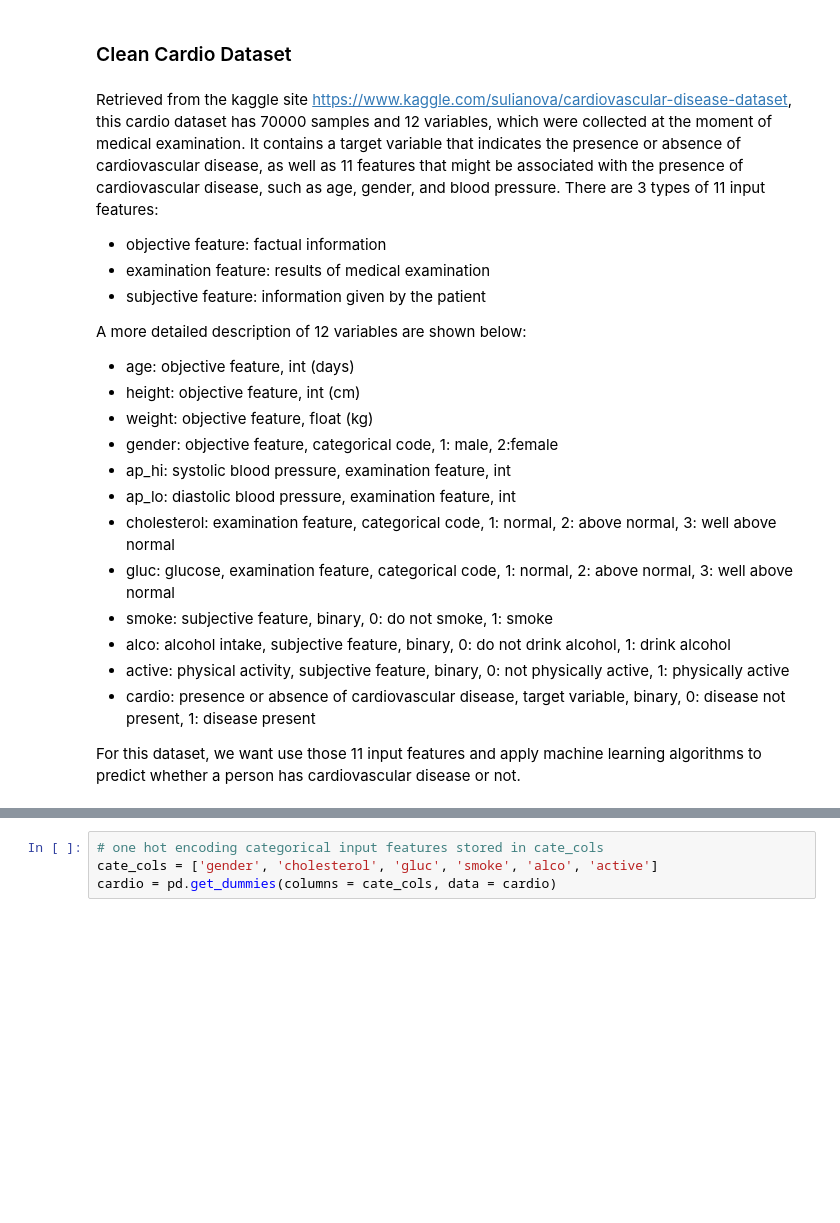
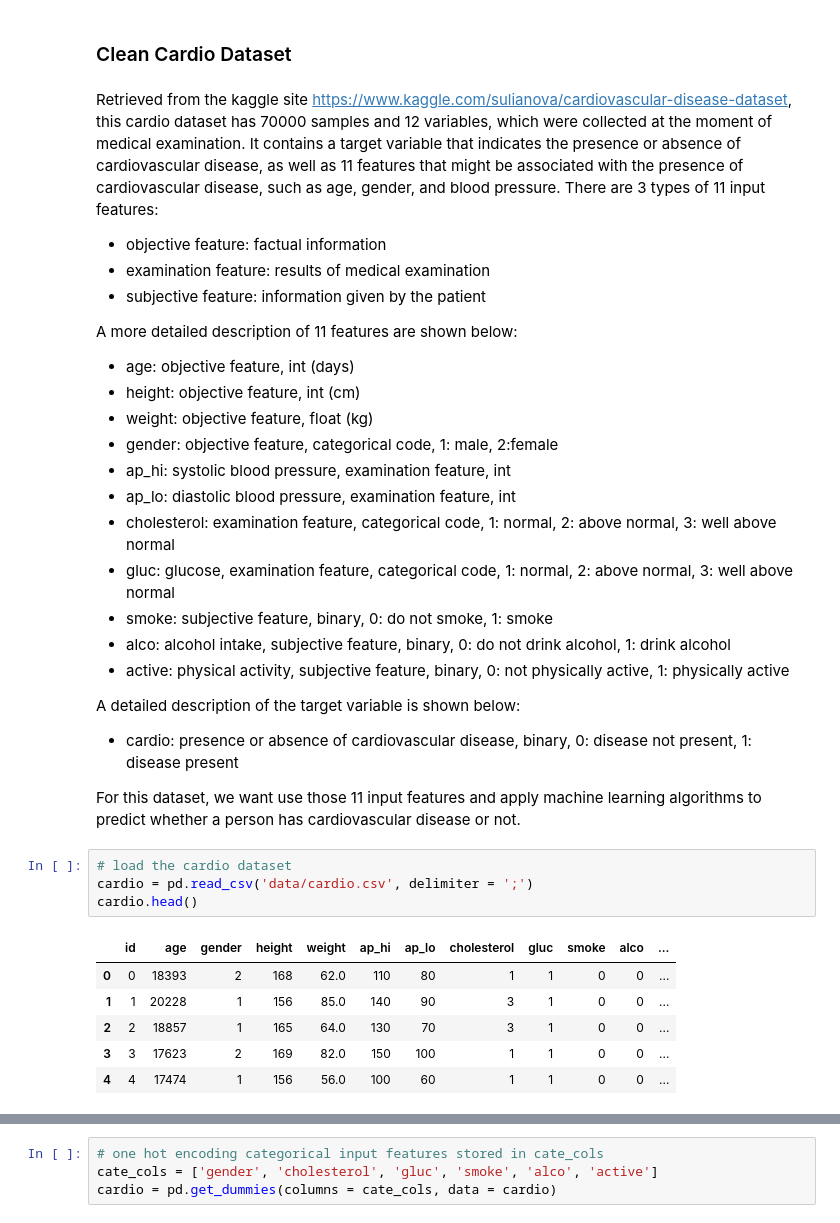
Before and after one commit to Yunchun/Supervised-ML-Comparisons, a Jupyter notebook: Duy.ipynb, the cells around one changed output, grey strips where cells are left out. Drawn from its saved outputs; the diff is of its cells as text; blank space fills up the shorter version.

```diff
--- a/Duy.ipynb
+++ b/Duy.ipynb
@@ -134,7 +134,7 @@ Retrieved from the kaggle site https://www.kaggle.com/sulianova/cardiovascular-d
 - examination feature: results of medical examination
 - subjective feature: information given by the patient
 
-A more detailed description of 12 variables are shown below:
+A more detailed description of 11 features are shown below:
 
 - age: objective feature, int (days)
 - height: objective feature, int (cm)
@@ -147,6 +147,20 @@ A more detailed description of 12 variables are shown below:
 - smoke: subjective feature, binary, 0: do not smoke, 1: smoke
 - alco: alcohol intake, subjective feature, binary, 0: do not drink alcohol, 1: drink alcohol
 - active: physical activity, subjective feature, binary, 0: not physically active, 1: physically active
-- cardio: presence or absence of cardiovascular disease, target variable, binary, 0: disease not present, 1: disease present
+
+A detailed description of the target variable is shown below:
+
+- cardio: presence or absence of cardiovascular disease, binary, 0: disease not present, 1: disease present
 
 For this dataset, we want use those 11 input features and apply machine learning algorithms to predict whether a person has cardiovascular disease or not.
+# %%
+# load the cardio dataset
+cardio = pd.read_csv('data/cardio.csv', delimiter = ';')
+cardio.head()
+# %% [output]
+|  | id | age | gender | height | weight | ap_hi | ap_lo | cholesterol | gluc | smoke | alco | ... |
+| 0 | 0 | 18393 | 2 | 168 | 62.0 | 110 | 80 | 1 | 1 | 0 | 0 | ... |
+| 1 | 1 | 20228 | 1 | 156 | 85.0 | 140 | 90 | 3 | 1 | 0 | 0 | ... |
+| 2 | 2 | 18857 | 1 | 165 | 64.0 | 130 | 70 | 3 | 1 | 0 | 0 | ... |
+| 3 | 3 | 17623 | 2 | 169 | 82.0 | 150 | 100 | 1 | 1 | 0 | 0 | ... |
+| 4 | 4 | 17474 | 1 | 156 | 56.0 | 100 | 60 | 1 | 1 | 0 | 0 | ... |
```
Also changed, not shown: parts of 22 cells of this notebook.
